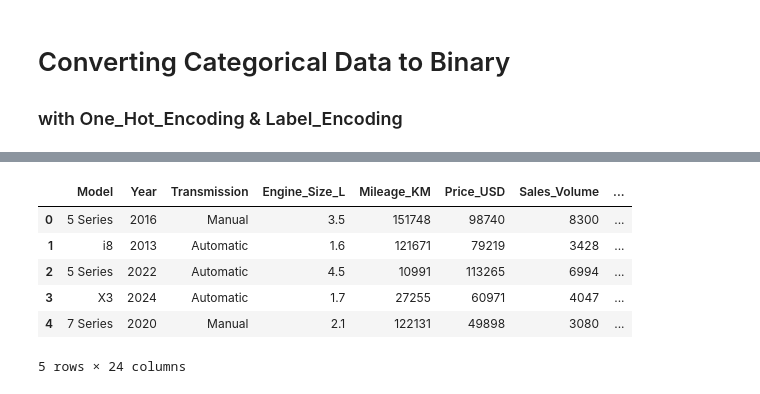
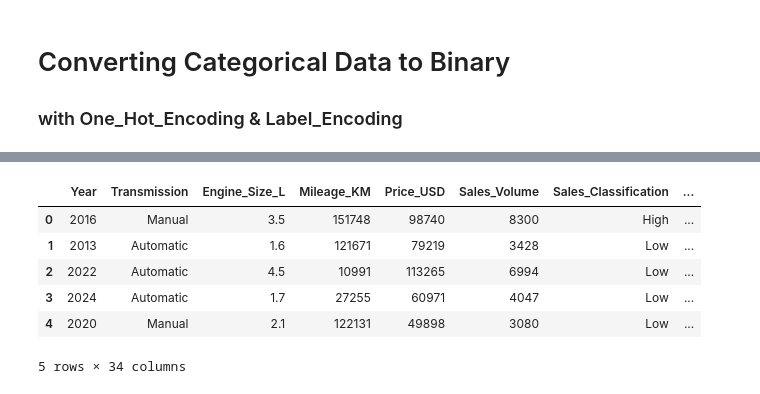
Before and after one commit to MatinMashhadiabbsiprogramming/BMW_Models, a Jupyter notebook: main00.ipynb, the cells around one changed output, grey strips where cells are left out. Drawn from its saved outputs; the diff is of its cells as text; code cells hidden in the pictures.

```diff
--- a/main00.ipynb
+++ b/main00.ipynb
@@ -191,26 +191,26 @@ memory usage: 4.2+ MB
 # %%
 # one hot encoding
 from sklearn.preprocessing import OneHotEncoder
 # obj
 encoder_1hot = OneHotEncoder(sparse_output=False , drop=None)
 
 #Columns that should be One_Hot
-Categorical_list_1hot=['Region','Color','Fuel_Type']
+Categorical_list_1hot=['Model','Region','Color','Fuel_Type']
 
 Data_1hot = encoder_1hot.fit_transform(binData[Categorical_list_1hot])
 Data_df = pd.DataFrame(Data_1hot,columns=encoder_1hot.get_feature_names_out(Categorical_list_1hot))
 
 
-final = pd.concat([binData.drop(columns=Categorical_list_1hot),Data_df],axis=1)
-final.head()
+binData = pd.concat([binData.drop(columns=Categorical_list_1hot),Data_df],axis=1)
+binData.head()
 # %% [output]
-|  | Model | Year | Transmission | Engine_Size_L | Mileage_KM | Price_USD | Sales_Volume | ... |
-| 0 | 5 Series | 2016 | Manual | 3.5 | 151748 | 98740 | 8300 | ... |
-| 1 | i8 | 2013 | Automatic | 1.6 | 121671 | 79219 | 3428 | ... |
-| 2 | 5 Series | 2022 | Automatic | 4.5 | 10991 | 113265 | 6994 | ... |
-| 3 | X3 | 2024 | Automatic | 1.7 | 27255 | 60971 | 4047 | ... |
-| 4 | 7 Series | 2020 | Manual | 2.1 | 122131 | 49898 | 3080 | ... |
+|  | Year | Transmission | Engine_Size_L | Mileage_KM | Price_USD | Sales_Volume | Sales_Classification | ... |
+| 0 | 2016 | Manual | 3.5 | 151748 | 98740 | 8300 | High | ... |
+| 1 | 2013 | Automatic | 1.6 | 121671 | 79219 | 3428 | Low | ... |
+| 2 | 2022 | Automatic | 4.5 | 10991 | 113265 | 6994 | Low | ... |
+| 3 | 2024 | Automatic | 1.7 | 27255 | 60971 | 4047 | Low | ... |
+| 4 | 2020 | Manual | 2.1 | 122131 | 49898 | 3080 | Low | ... |
-5 rows × 24 columns
+5 rows × 34 columns
 # %%
 # lable encoding
 from sklearn.preprocessing import LabelEncoder
```
Also changed, not shown: parts of 1 cell of this notebook.
